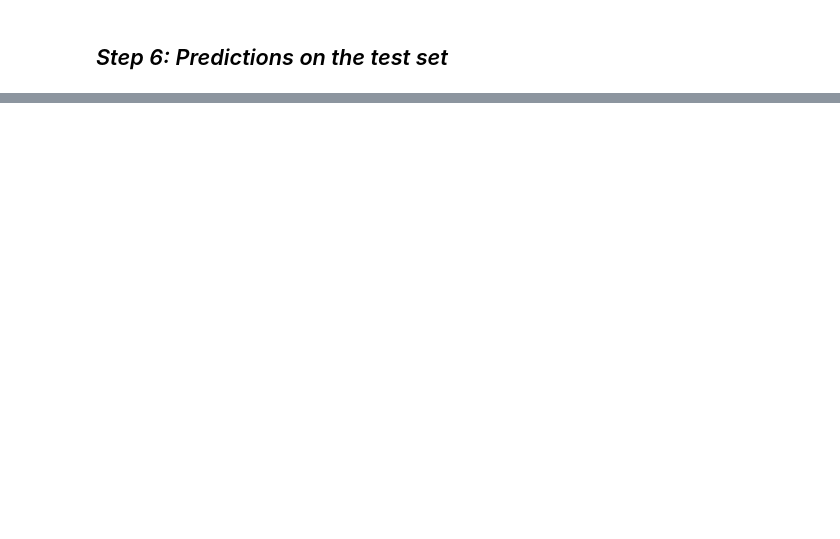
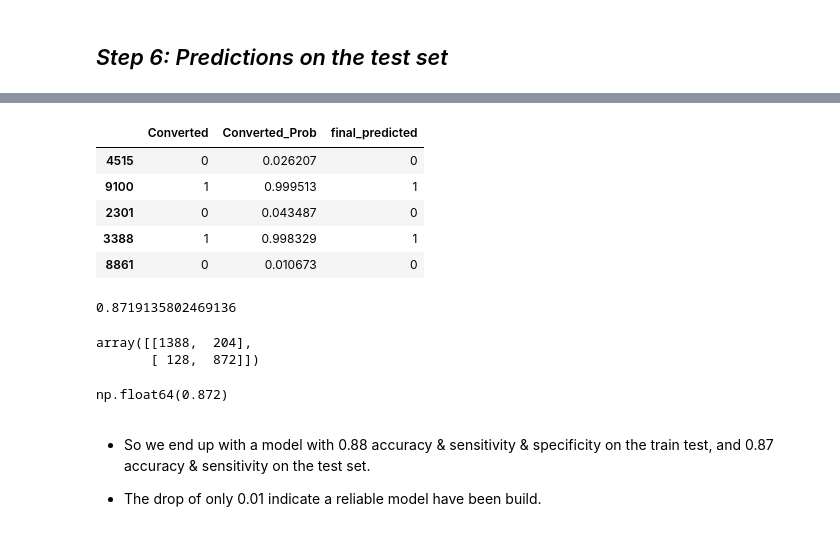
Before and after one commit to lido010209/machine-learning, a Jupyter notebook: Lead Scoring Analysis/1-data_processing.iPynb, the cells around one changed output, grey strips where cells are left out. Cells and saved outputs as stored; diff of their text form; code cells hidden in the pictures; blank space fills up the shorter version.

```diff
--- a/Lead Scoring Analysis/1-data_processing.iPynb
+++ b/Lead Scoring Analysis/1-data_processing.iPynb
@@ -1262,0 +1358,6 @@ np.float64(0.8120835184362506)
+# %%
+x_test = x_test[col]
+# %%
+x_test_sm = sm.add_constant(x_test)
+# %%
+y_test_pred = lrm2.predict(x_test_sm)
@@ -1262,0 +1373,5 @@ np.float64(0.8120835184362506)
+# %%
+# put the y_test and y_test_pred together
+y_test_pred_final = pd.concat([y_test, y_test_pred], axis = 1)
+y_test_pred_final.columns = ['Converted', 'Converted_Prob']
+y_test_pred_final.head()
@@ -1262,0 +1385,32 @@ np.float64(0.8120835184362506)
+# %%
+# apply the cutoff threshold of 0.28
+y_test_pred_final['final_predicted'] = y_test_pred_final['Converted_Prob'].map(lambda x: 1 if x > 0.28 else 0)
+y_test_pred_final.head()
+# %% [output]
+|  | Converted | Converted_Prob | final_predicted |
+| 4515 | 0 | 0.026207 | 0 |
+| 9100 | 1 | 0.999513 | 1 |
+| 2301 | 0 | 0.043487 | 0 |
+| 3388 | 1 | 0.998329 | 1 |
+| 8861 | 0 | 0.010673 | 0 |
+# %%
+# Let's check the overall accuracy on the test set.
+accuracy_score(y_test_pred_final['Converted'], y_test_pred_final['final_predicted'])
+# %% [output]
+0.8719135802469136
+# %%
+# re-check the confusion matrix
+confusion = confusion_matrix(y_test_pred_final['Converted'], y_test_pred_final['final_predicted'])
+confusion
+# %% [output]
+array([[1388,  204],
+       [ 128,  872]])
+# %%
+# Sensitivity = Correctly Predicted Converted / Actual Converted
+confusion[1,1] / (confusion[1,1] + confusion[1,0])
+# %% [output]
+np.float64(0.872)
+# %% [markdown]
+- So we end up with a model with 0.88 accuracy & sensitivity & specificity on the train test, and 0.87 accuracy & sensitivity on the test set.
+
+- The drop of only 0.01 indicate a reliable model have been build.
```
Also changed, not shown: parts of 17 cells of this notebook.
